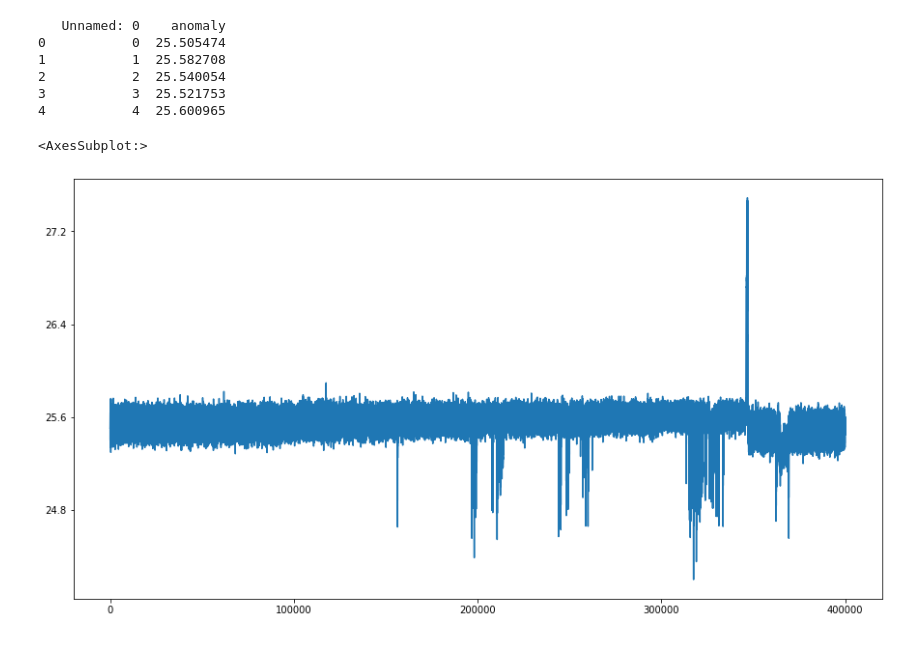
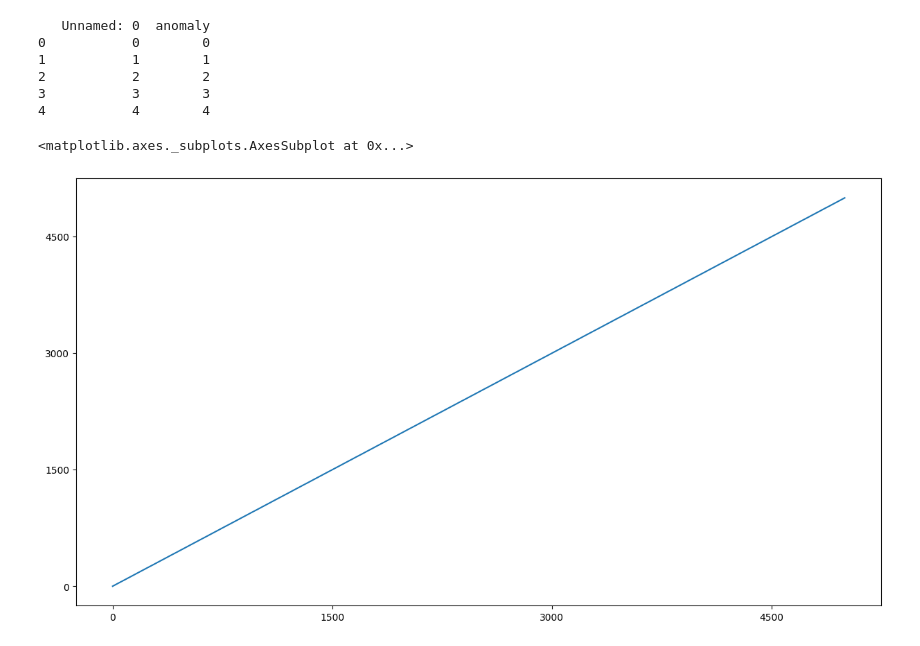
Before and after one commit to nick-torenvliet/old-bnp-anomaly, a Jupyter notebook: jupyter/time_series_online_sim.ipynb, the cells around one changed output. Saved outputs shown, nothing was run; the diff lists cells and outputs as text; code cells hidden in the pictures.

```diff
--- a/jupyter/time_series_online_sim.ipynb
+++ b/jupyter/time_series_online_sim.ipynb
@@ -15,23 +17,29 @@ n = 5000
 b = 10
 p = int(n/b)
 assert (p>0)
-path = '/home/torenvln/git/bnp-anomaly/data/anomaly0245.csv'
-all_data = pd.read_csv(path)
-some_data = all_data.head(5000)
-print(all_data.head(5))
+synthetic = {'Unnamed: 0': list(range(0,5000)),
+        'anomaly': list(range(0,5000))
+        }
+some_data = pd.DataFrame(synthetic, columns = ['Unnamed: 0', 'anomaly'])
+print (some_data.head())
+
+# path = '/home/torenvln/git/bnp-anomaly/data/anomaly0245.csv'
+# all_data = pd.read_csv(path)
+# some_data = all_data.head(5000)
+# print(all_data.head(5))
 init_data = bnpy.data.XData.from_dataframe(some_data)
 # %% [output]
-   Unnamed: 0    anomaly
-0           0  25.505474
-1           1  25.582708
-2           2  25.540054
-3           3  25.521753
-4           4  25.600965
+   Unnamed: 0  anomaly
+0           0        0
+1           1        1
+2           2        2
+3           3        3
+4           4        4
 # %%
-all_data.iloc[:,1].plot()
+some_data.iloc[:,1].plot()
 # %% [output]
-<AxesSubplot:>
+<matplotlib.axes._subplots.AxesSubplot at 0x...>
-[figure, old version]
+[figure, new version]
 # %%
 ###############################################################################
 #
```
Also changed, not shown: parts of 2 cells of this notebook, 2 other files.
